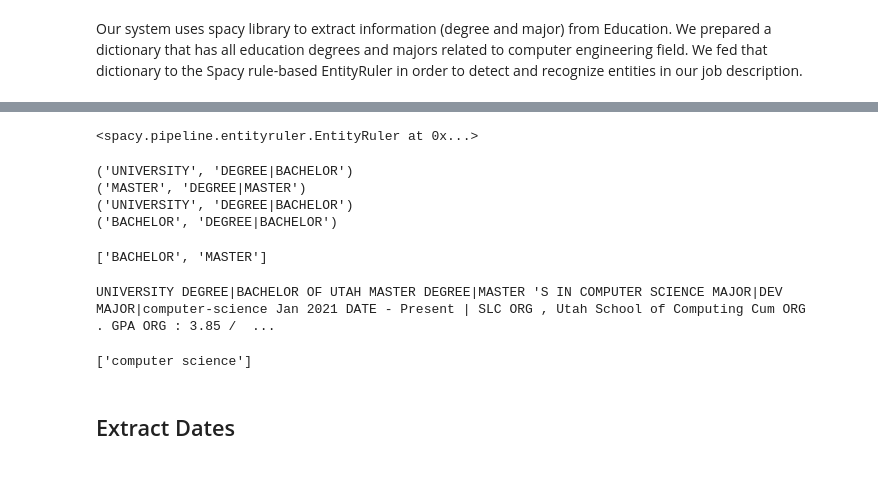
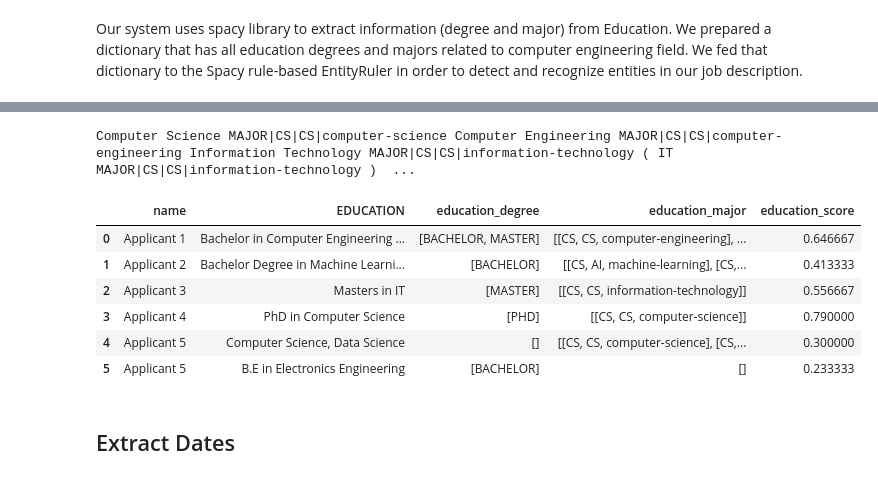
Before and after one commit to The-SP/Applicant-Ranking-System, a Jupyter notebook: Resume Parser/resume_parser.ipynb, the cells around one changed output, grey strips where cells are left out. Cells and saved outputs as stored; diff of their text form; code cells hidden in the pictures.

Commit message:
Improved degree and major scoring algorithm

```diff
--- a/Resume Parser/resume_parser.ipynb
+++ b/Resume Parser/resume_parser.ipynb
@@ -149,48 +187,25 @@ Our system uses spacy library to extract information (degree and major) from Edu
 # %%
-def match_degrees_by_spacy(nlp):
-    doc = nlp(sections['EDUCATION'])
+def match_degrees_by_spacy(education_text, nlp):
+    doc = nlp(education_text)
     degree_levels = []
     for ent in doc.ents:
         labels_parts = ent.label_.split('|')
         if labels_parts[0] == 'DEGREE':
-            print((ent.text, ent.label_))
+            # print((ent.text, ent.label_))
             if labels_parts[1] not in degree_levels:
                 degree_levels.append(labels_parts[1])
     return degree_levels
 
-
-def match_majors_by_spacy(nlp):
-    doc = nlp(sections['EDUCATION'])
-
-    displacy.render(doc, style='ent')
-
+def match_majors_by_spacy(education_text, nlp):
+    doc = nlp(education_text)
     acceptable_majors = []
     for ent in doc.ents:
         labels_parts = ent.label_.split('|')
         if labels_parts[0] == 'MAJOR':
-            if labels_parts[2].replace('-', ' ') not in acceptable_majors:
-                acceptable_majors.append(labels_parts[2].replace('-', ' '))
-            if labels_parts[2].replace('-', ' ') not in acceptable_majors:
-                acceptable_majors.append(labels_parts[2].replace('-', ' '))
+            acceptable_majors.append(labels_parts[1:])
     return acceptable_majors
-# %%
-nlp = spacy.load("en_core_web_sm")
-# Add the pattern to the matcher
-patterns_path = 'degrees_majors.jsonl'
-ruler = nlp.add_pipe("entity_ruler", before='ner')
-ruler.from_disk(patterns_path)
-# %% [output]
-<spacy.pipeline.entityruler.EntityRuler at 0x...>
-# %%
-match_degrees_by_spacy(nlp)
-# %% [output]
-('UNIVERSITY', 'DEGREE|BACHELOR')
-('MASTER', 'DEGREE|MASTER')
-('UNIVERSITY', 'DEGREE|BACHELOR')
-('BACHELOR', 'DEGREE|BACHELOR')
-['BACHELOR', 'MASTER']
-# %%
-match_majors_by_spacy(nlp)
-# %% [output]
-UNIVERSITY DEGREE|BACHELOR OF UTAH MASTER DEGREE|MASTER 'S IN COMPUTER SCIENCE MAJOR|DEV MAJOR|computer-science Jan 2021 DATE ‑ Present | SLC ORG , Utah School of Computing Cum ORG . GPA ORG : 3.85 /  ...
-['computer science']
+# %%
+doc = nlp(' '.join(general_fields) + ' ' + ' '.join(specific_fields))
+displacy.render(doc, style='ent')
+# %% [output]
+Computer Science MAJOR|CS|CS|computer-science Computer Engineering MAJOR|CS|CS|computer-engineering Information Technology MAJOR|CS|CS|information-technology ( IT MAJOR|CS|CS|information-technology )  ...
@@ -197,3 +346,30 @@ UNIVERSITY DEGREE|BACHELOR OF UTAH MASTER DEGREE|MASTER 'S IN COMPUTER SCIENCE M
+# %%
+import pandas as pd
+applicant_education = [
+    {'name': 'Applicant 1', 'EDUCATION': 'Bachelor in Computer Engineering and Master in Artificial Intelligence'},
+    {'name': 'Applicant 2', 'EDUCATION': 'Bachelor Degree in Machine Learning. Software Engineering'},
+    {'name': 'Applicant 3', 'EDUCATION': 'Masters in IT'},
+    {'name': 'Applicant 4', 'EDUCATION': 'PhD in Computer Science'},
+    {'name': 'Applicant 5', 'EDUCATION': ' Computer Science, Data Science'},
+    {'name': 'Applicant 5', 'EDUCATION': ' B.E in Electronics Engineering'},
+]
+
+target_job = {
+    'education': 'phd in Data Science'
+}
+
+df_resume = pd.DataFrame(applicant_education)
+
+get_education_score(df_resume, target_job)
+df_resume
+# %% [output]
+|  | name | EDUCATION | education_degree | education_major | education_score |
+| 0 | Applicant 1 | Bachelor in Computer Engineering ... | [BACHELOR, MASTER] | [[CS, CS, computer-engineering], ... | 0.646667 |
+| 1 | Applicant 2 | Bachelor Degree in Machine Learni... | [BACHELOR] | [[CS, AI, machine-learning], [CS,... | 0.413333 |
+| 2 | Applicant 3 | Masters in IT | [MASTER] | [[CS, CS, information-technology]] | 0.556667 |
+| 3 | Applicant 4 | PhD in Computer Science | [PHD] | [[CS, CS, computer-science]] | 0.790000 |
+| 4 | Applicant 5 | Computer Science, Data Science | [] | [[CS, CS, computer-science], [CS,... | 0.300000 |
+| 5 | Applicant 5 | B.E in Electronics Engineering | [BACHELOR] | [] | 0.233333 |
 # %% [markdown]
 ## Extract Dates
 # %% [markdown]
```
Also changed, not shown: parts of 6 cells of this notebook, 2 other files.
